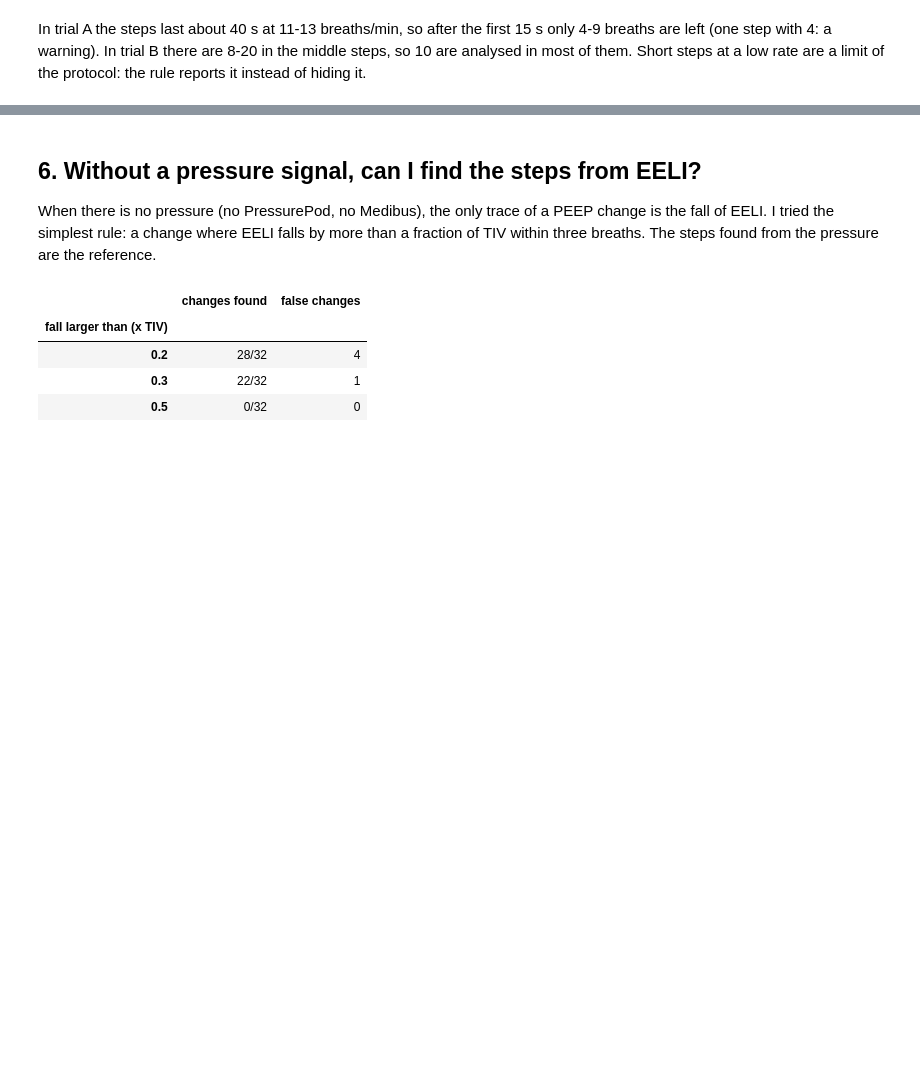
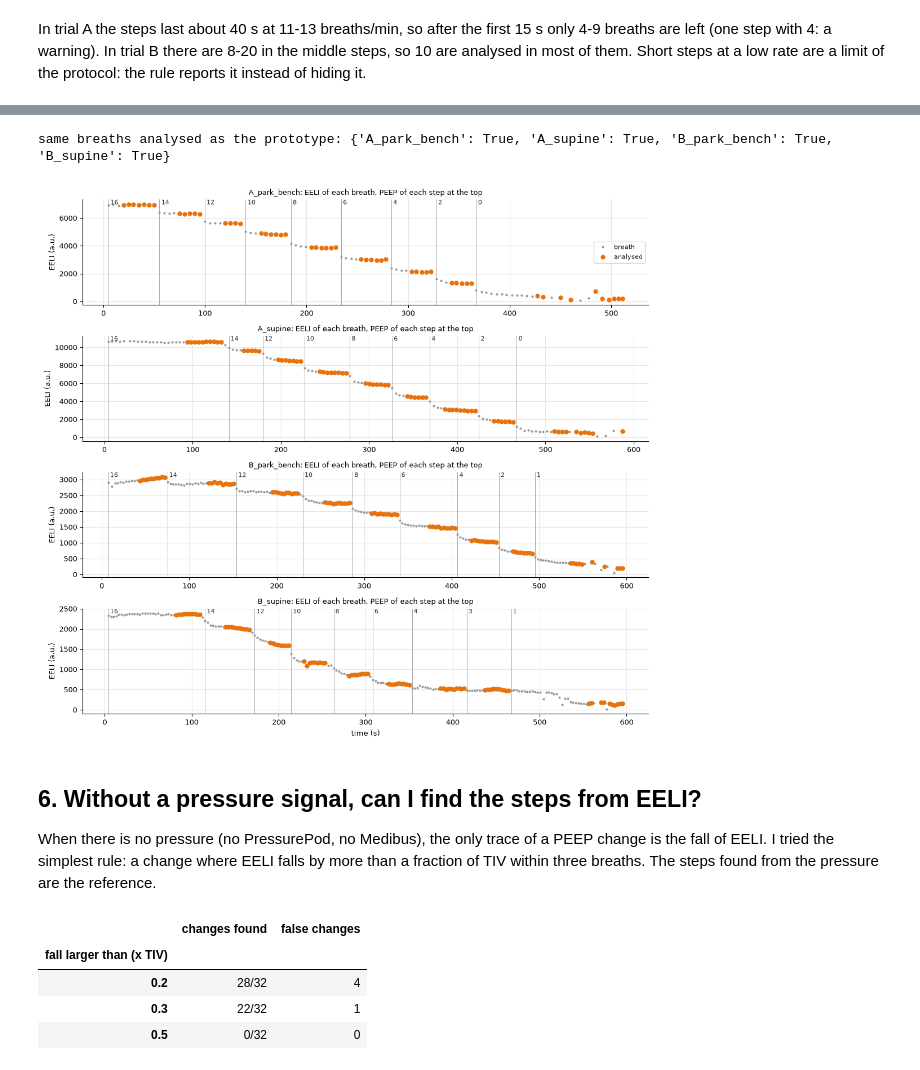
Before and after one commit to Kernel236/fastEIT, a Jupyter notebook: notebooks/06_peep_trial_segmentation.ipynb, the cells around one changed output, grey strips where cells are left out. Saved outputs shown, nothing was run; the diff lists cells and outputs as text; code cells hidden in the pictures; blank space fills up the shorter version.

```diff
--- a/notebooks/06_peep_trial_segmentation.ipynb
+++ b/notebooks/06_peep_trial_segmentation.ipynb
@@ -505,3 +514,31 @@ steps at a low rate are a limit of the protocol: the rule reports it instead of
+# %%
+from fasteit.segmentation import segment_peep_trial
+
+trials = {name: segment_peep_trial(rec) for name, rec in recordings.items()}
+
+same = {name: trial.steps.analysed.iloc[1:].tolist() == [min(n, ANALYSIS_MAX_BREATHS) for n in usable[name]]
+        for name, trial in trials.items()}
+print("same breaths analysed as the prototype:", same)
+
+fig, axes = plt.subplots(len(trials), 1, figsize=(11, 10))
+for ax, (name, trial) in zip(axes, trials.items()):
+    rec, b = trial.recording, trial.breaths
+    eeli = rec.global_signal[b.start_idx.to_numpy()]
+    ax.plot(b.start_time, eeli, ".", ms=4, color=GREY, label="breath")
+    chosen = b.analysed.to_numpy()
+    ax.plot(b.start_time[chosen], eeli[chosen], "o", ms=5, color=ORANGE, label="analysed")
+    for _, step in trial.steps.iterrows():
+        ax.axvline(step.start_time, color=GREY, lw=0.6)
+        ax.text(step.start_time + 2, ax.get_ylim()[1], f"{step.peep:.0f}", va="top", fontsize=8, color=INK)
+    ax.set_title(f"{name}: EELI of each breath, PEEP of each step at the top", fontsize=9)
+    ax.set_ylabel("EELI (a.u.)")
+axes[0].legend(loc="center right", fontsize=8)
+axes[-1].set_xlabel("time (s)")
+plt.tight_layout()
+plt.show()
+# %% [output]
+same breaths analysed as the prototype: {'A_park_bench': True, 'A_supine': True, 'B_park_bench': True, 'B_supine': True}
+[figure, added]
 # %% [markdown]
 ## 6. Without a pressure signal, can I find the steps from EELI?
 
```
Also changed, not shown: parts of 4 cells of this notebook.
